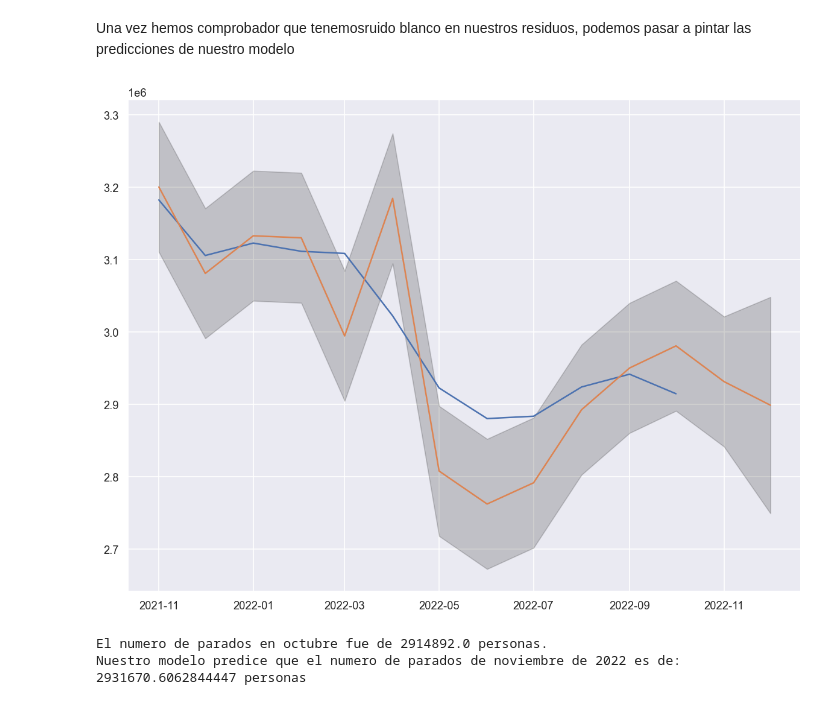
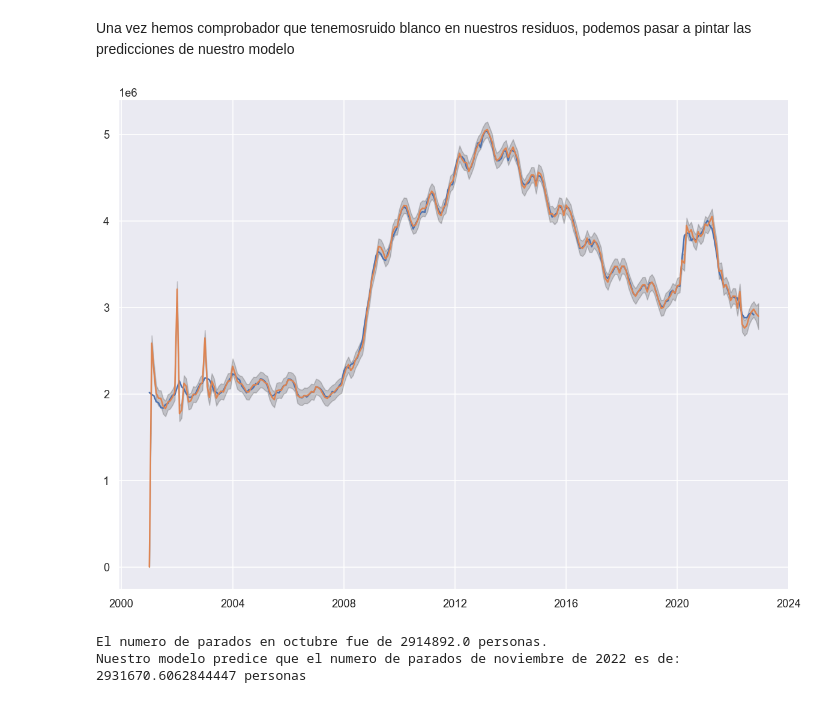
Before and after one commit to MartaSimon/ML_A2, a Jupyter notebook: scriptMarta.ipynb, the cells around one changed output. Saved outputs shown, nothing was run; the diff lists cells and outputs as text; code cells hidden in the pictures.

```diff
--- a/scriptMarta.ipynb
+++ b/scriptMarta.ipynb
@@ -566,28 +566,28 @@ plot_pacf(res_sarimax.resid.loc["2003-01-01":], lags=50,zero=False)
 Una vez hemos comprobador que tenemosruido blanco en nuestros residuos, podemos pasar a pintar las predicciones de nuestro modelo
 # %%
 #Obtain forecasts for in-sample and out-of-sample
-start = 250
+start = 0
 horizon = 1
 end = df_unemployment.shape[0] + horizon
 
 pred = res_sarimax.get_prediction(start=start,
                                     end= end,
                                     exog = df_unemployment[INPUTS][0:2],
                                     dynamic=False)
 yhat = pred.predicted_mean
 yhat_conf_int = pred.conf_int(alpha=0.05)
 
 initial_date = df_unemployment.index[start]
 
 plt.figure()
 plt.fill_between(yhat_conf_int.index,
                 yhat_conf_int.iloc[:, 0],
                 yhat_conf_int.iloc[:, 1], color='k', alpha=.2)
 plt.plot(df_unemployment["TOTAL"].loc[initial_date:])
 plt.plot(yhat)
 plt.show()
 # %% [output]
-[figure, old version]
+[figure, new version]
 # %%
 # Ahora podemos obtener el numero de personas que predice nuestro modelo
 num_parados_noviembre = yhat.loc["2022-11-01"]
```
